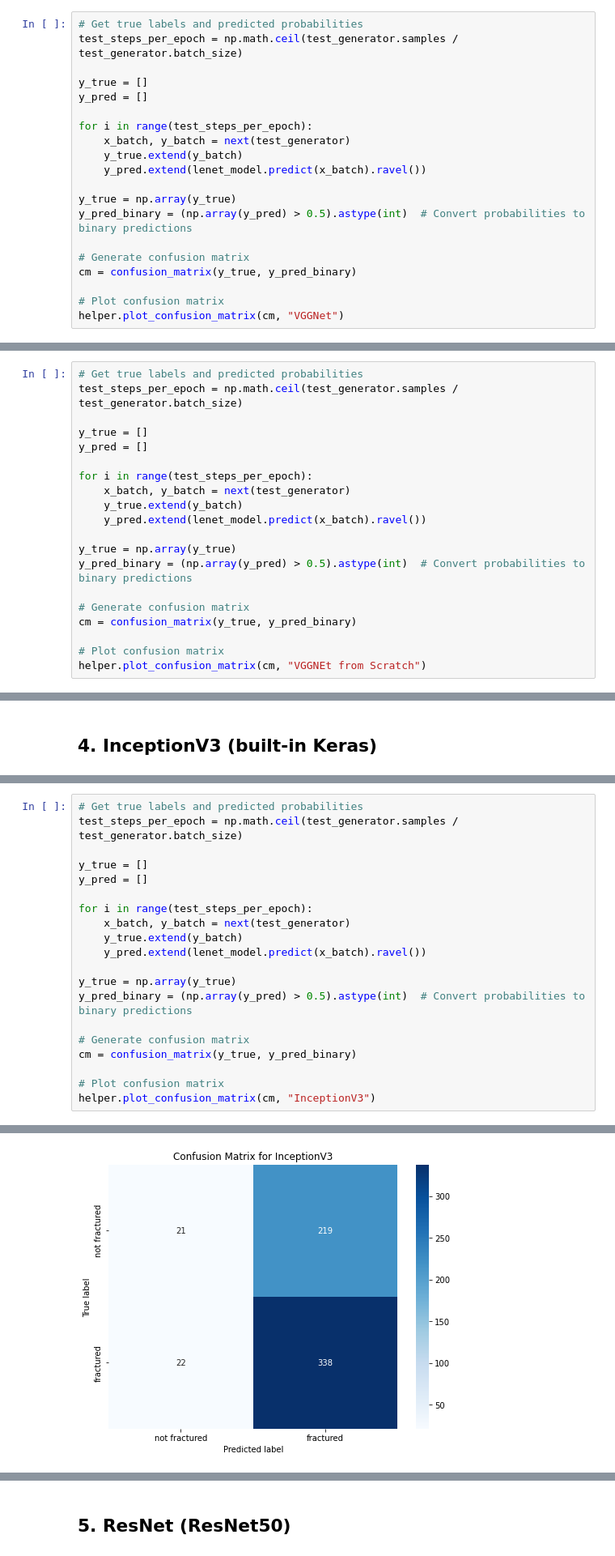
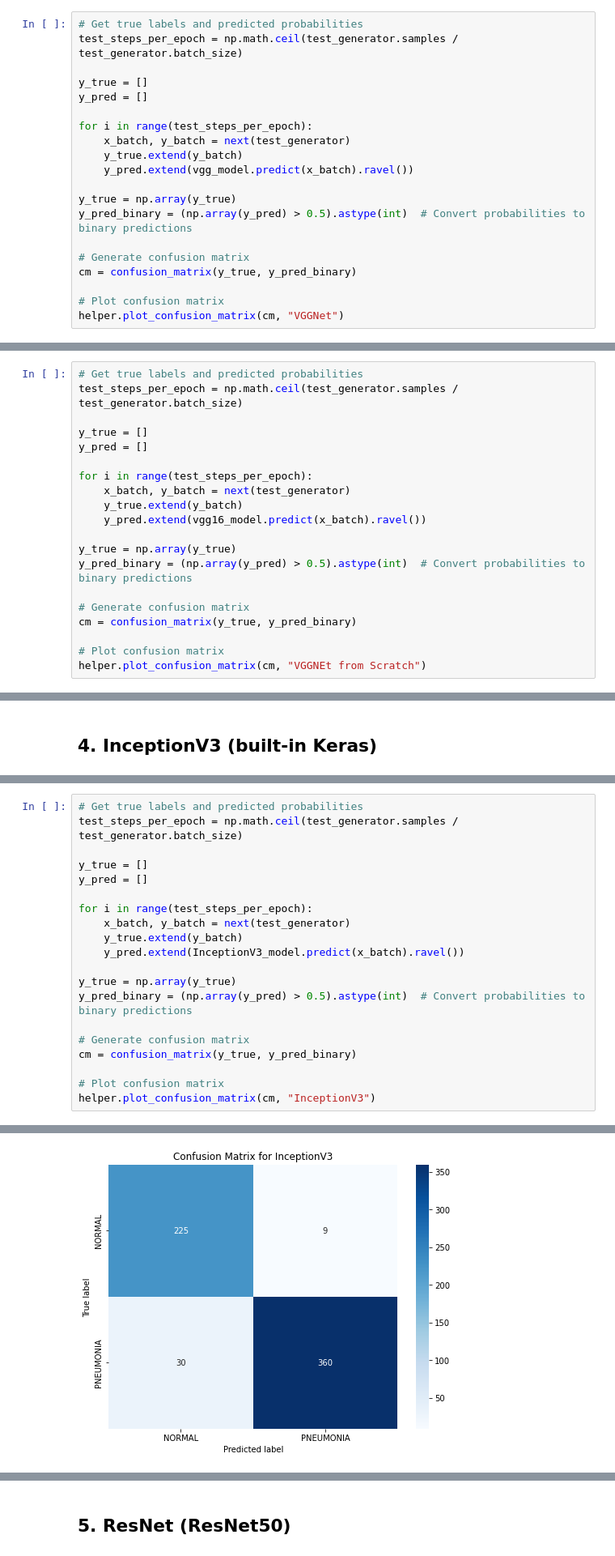
Before and after one commit to rahkooy/Pneumonia-Detection-CNN, a Jupyter notebook: main.ipynb, the cells around one changed output, grey strips where cells are left out. Shown at 81% size. Saved outputs shown, nothing was run; the diff lists cells and outputs as text.

Commit message:
Inception run and metrics plott

```diff
--- a/main.ipynb
+++ b/main.ipynb
@@ -349,7 +410,7 @@ y_pred = []
 for i in range(test_steps_per_epoch):
     x_batch, y_batch = next(test_generator)
     y_true.extend(y_batch)
-    y_pred.extend(lenet_model.predict(x_batch).ravel())
+    y_pred.extend(vgg_model.predict(x_batch).ravel())
 
 y_true = np.array(y_true)
 y_pred_binary = (np.array(y_pred) > 0.5).astype(int)  # Convert probabilities to binary predictions
@@ -438,7 +546,7 @@ y_pred = []
 for i in range(test_steps_per_epoch):
     x_batch, y_batch = next(test_generator)
     y_true.extend(y_batch)
-    y_pred.extend(lenet_model.predict(x_batch).ravel())
+    y_pred.extend(vgg16_model.predict(x_batch).ravel())
 
 y_true = np.array(y_true)
 y_pred_binary = (np.array(y_pred) > 0.5).astype(int)  # Convert probabilities to binary predictions
@@ -534,7 +684,7 @@ y_pred = []
 for i in range(test_steps_per_epoch):
     x_batch, y_batch = next(test_generator)
     y_true.extend(y_batch)
-    y_pred.extend(lenet_model.predict(x_batch).ravel())
+    y_pred.extend(InceptionV3_model.predict(x_batch).ravel())
 
 y_true = np.array(y_true)
 y_pred_binary = (np.array(y_pred) > 0.5).astype(int)  # Convert probabilities to binary predictions
@@ -549 +718 @@ helper.plot_confusion_matrix(cm, "InceptionV3")
-[figure, old version]
+[figure, new version]
```
Also changed, not shown: parts of 44 cells of this notebook.
